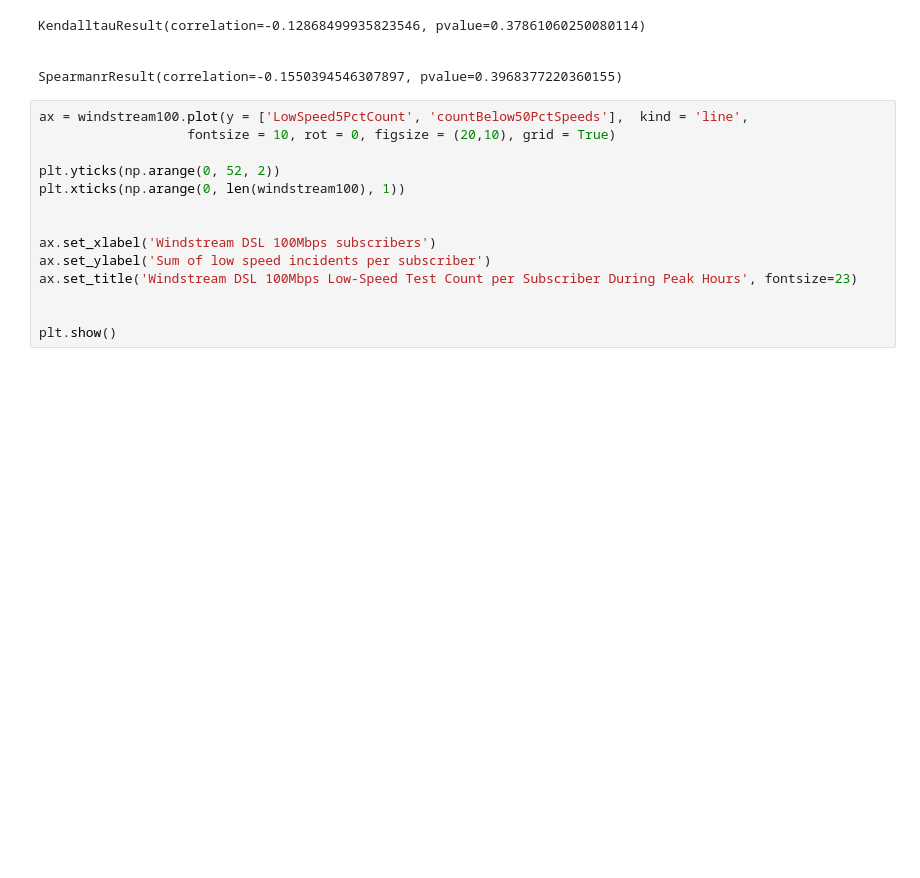
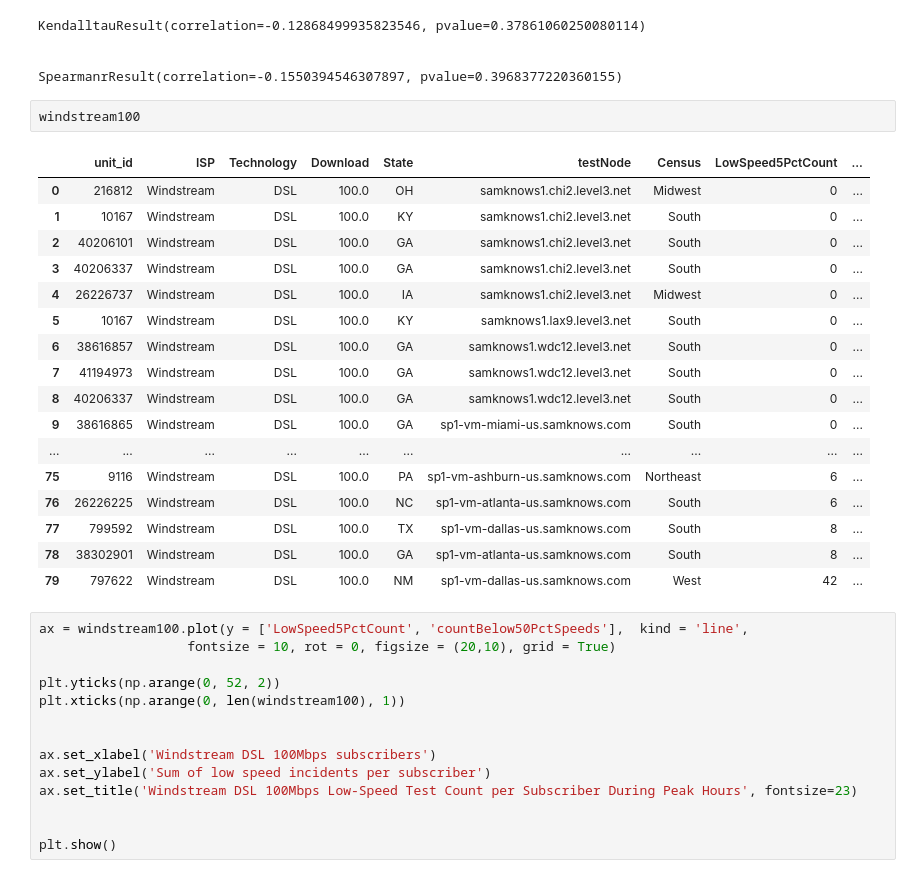
Before and after one commit to afreund415/MBA-broadband-research, a Jupyter notebook: Spatial & Temporal MBA Data Tests.ipynb, the cells around one changed output. Saved outputs shown, nothing was run; the diff lists cells and outputs as text; blank space fills up the shorter version.

```diff
--- a/Spatial & Temporal MBA Data Tests.ipynb
+++ b/Spatial & Temporal MBA Data Tests.ipynb
@@ -180,6 +199,26 @@ KendalltauResult(correlation=-0.12868499935823546, pvalue=0.37861060250080114)
 
 
 SpearmanrResult(correlation=-0.1550394546307897, pvalue=0.3968377220360155)
+# %%
+windstream100
+# %% [output]
+|  | unit_id | ISP | Technology | Download | State | testNode | Census | LowSpeed5PctCount | ... |
+| 0 | 216812 | Windstream | DSL | 100.0 | OH | samknows1.chi2.level3.net | Midwest | 0 | ... |
+| 1 | 10167 | Windstream | DSL | 100.0 | KY | samknows1.chi2.level3.net | South | 0 | ... |
+| 2 | 40206101 | Windstream | DSL | 100.0 | GA | samknows1.chi2.level3.net | South | 0 | ... |
+| 3 | 40206337 | Windstream | DSL | 100.0 | GA | samknows1.chi2.level3.net | South | 0 | ... |
+| 4 | 26226737 | Windstream | DSL | 100.0 | IA | samknows1.chi2.level3.net | Midwest | 0 | ... |
+| 5 | 10167 | Windstream | DSL | 100.0 | KY | samknows1.lax9.level3.net | South | 0 | ... |
+| 6 | 38616857 | Windstream | DSL | 100.0 | GA | samknows1.wdc12.level3.net | South | 0 | ... |
+| 7 | 41194973 | Windstream | DSL | 100.0 | GA | samknows1.wdc12.level3.net | South | 0 | ... |
+| 8 | 40206337 | Windstream | DSL | 100.0 | GA | samknows1.wdc12.level3.net | South | 0 | ... |
+| 9 | 38616865 | Windstream | DSL | 100.0 | GA | sp1-vm-miami-us.samknows.com | South | 0 | ... |
+| ... | ... | ... | ... | ... | ... | ... | ... | ... | ... |
+| 75 | 9116 | Windstream | DSL | 100.0 | PA | sp1-vm-ashburn-us.samknows.com | Northeast | 6 | ... |
+| 76 | 26226225 | Windstream | DSL | 100.0 | NC | sp1-vm-atlanta-us.samknows.com | South | 6 | ... |
+| 77 | 799592 | Windstream | DSL | 100.0 | TX | sp1-vm-dallas-us.samknows.com | South | 8 | ... |
+| 78 | 38302901 | Windstream | DSL | 100.0 | GA | sp1-vm-atlanta-us.samknows.com | South | 8 | ... |
+| 79 | 797622 | Windstream | DSL | 100.0 | NM | sp1-vm-dallas-us.samknows.com | West | 42 | ... |
 # %%
 ax = windstream100.plot(y = ['LowSpeed5PctCount', 'countBelow50PctSpeeds'],  kind = 'line',
                    fontsize = 10, rot = 0, figsize = (20,10), grid = True)
```
Also changed, not shown: parts of 6 cells of this notebook.
